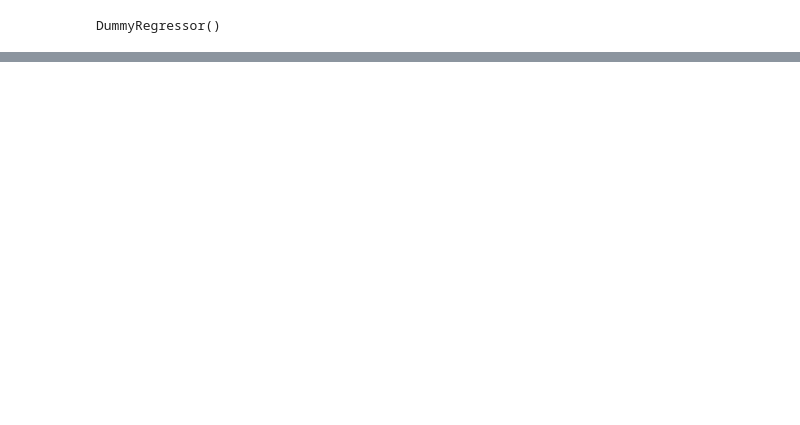
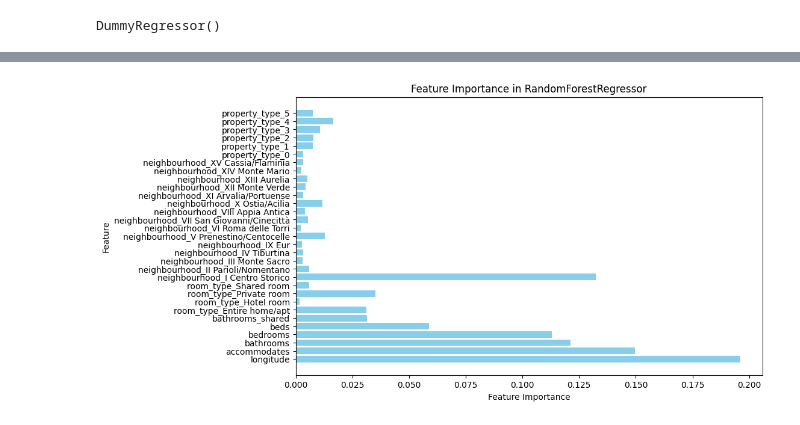
Before and after one commit to LorenzoBonanni/RomeAirbnbAnalysis, a Jupyter notebook: model.ipynb, the cells around one changed output, grey strips where cells are left out. Cells and saved outputs as stored; diff of their text form; code cells hidden in the pictures; blank space fills up the shorter version.

```diff
--- a/model.ipynb
+++ b/model.ipynb
@@ -140,0 +157,24 @@ Best mean squared error:  78767.9901286821
+# %%
+# Decision Tree
+param_grid = param_grid = {
+    'splitter': ['best', 'random'],
+    'max_depth': [None, 5, 10, 15, 20],
+    'min_samples_split': [2, 5, 10],
+    'min_samples_leaf': [1, 2, 4],
+    'max_features': [None, 'sqrt', 'log2'],
+    'min_impurity_decrease': [0.0, 0.1, 0.2],
+    'ccp_alpha': [0.0, 0.1, 0.2],
+    'random_state': [2]  # Adjust this according to your needs
+}
+model = DecisionTreeRegressor()
+grid_search_dt = GridSearchCV(
+    estimator=model,
+    param_grid=param_grid,
+    scoring=scoring,
+    cv=KFold(5, random_state=2, shuffle=True),
+    n_jobs=-1,
+    verbose=1
+)
+grid_search_dt.fit(X_train, y_train)
+print("Best parameters found: ", grid_search_dt.best_params_)
+print("Best mean squared error: ", -grid_search_dt.best_score_)
@@ -222,0 +291,13 @@ pd.Series(performance).plot(kind='bar')
+# %%
+importances = grid_search_rf.best_estimator_.feature_importances_
+feature_names = X_train.columns
+
+# Step 6: Plot the feature importances
+plt.figure(figsize=(10, 6))
+plt.barh(feature_names, importances, color='skyblue')
+plt.xlabel('Feature Importance')
+plt.ylabel('Feature')
+plt.title('Feature Importance in RandomForestRegressor')
+plt.show()
+# %% [output]
+[figure, added]
```
Also changed, not shown: parts of 18 cells of this notebook, 3 other files.
